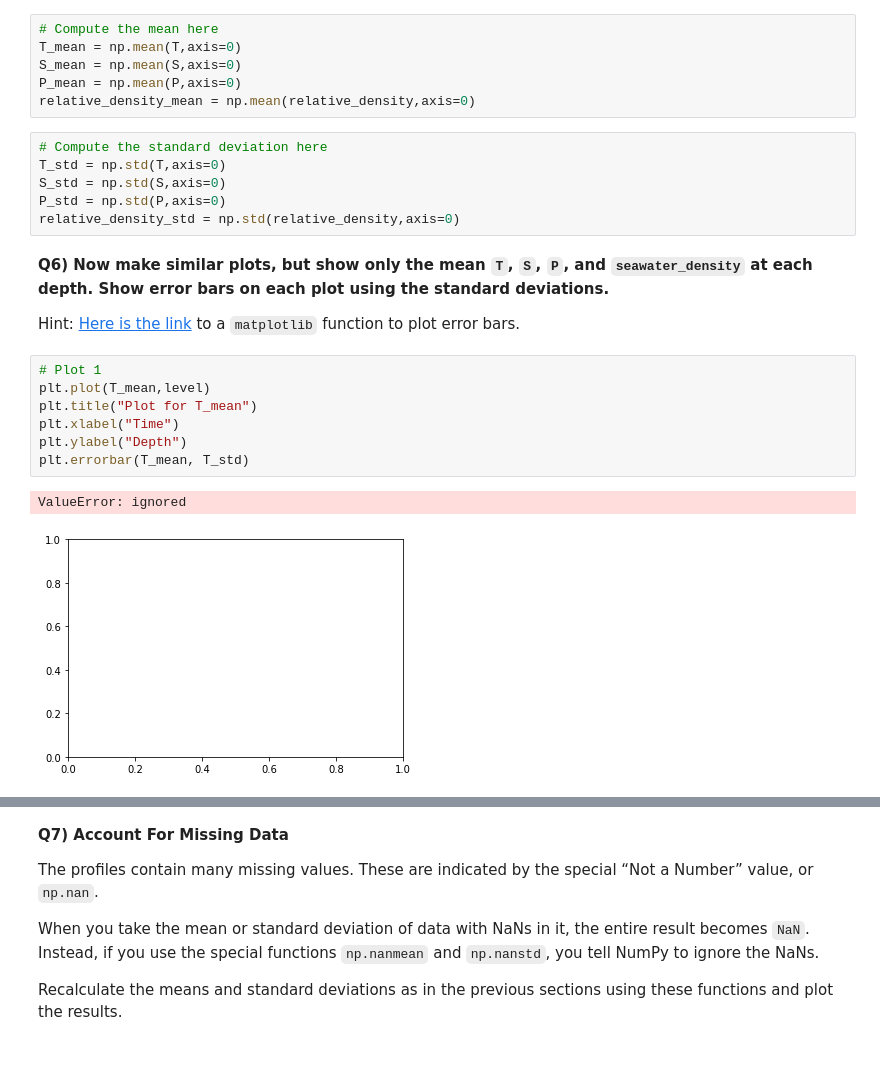
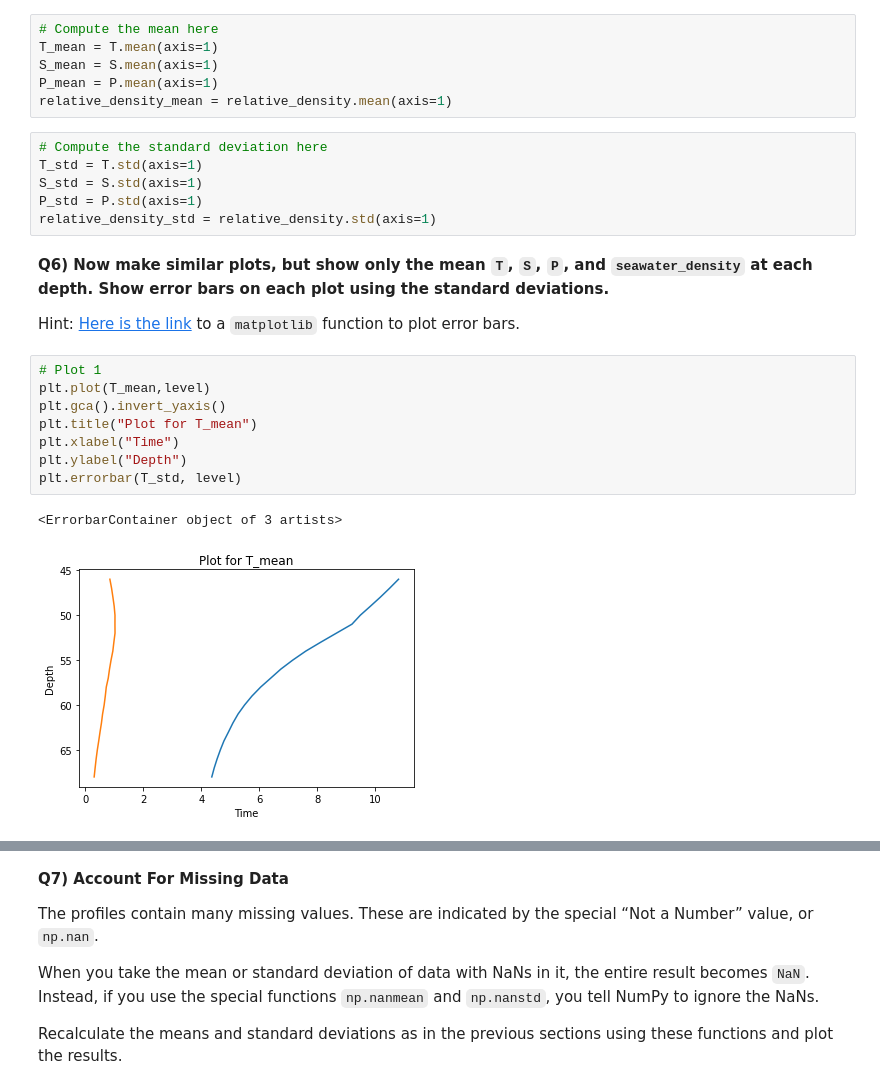
Before and after one commit to AlePol27/2022_ML_Earth_Env_Sci, a Jupyter notebook: Lab_Notebooks/S1_2_Numpy.ipynb, the cells around one changed output, grey strips where cells are left out. Drawn from its saved outputs; the diff is of its cells as text; blank space fills up the shorter version.

```diff
--- a/Lab_Notebooks/S1_2_Numpy.ipynb
+++ b/Lab_Notebooks/S1_2_Numpy.ipynb
@@ -632,16 +636,16 @@ Text(0, 0.5, 'Depth')
 Hint: Check out the [Reduction Operations subsection](#Reduction_Operations).
 # %%
 # Compute the mean here
-T_mean = np.mean(T,axis=0)
-S_mean = np.mean(S,axis=0)
-P_mean = np.mean(P,axis=0)
-relative_density_mean = np.mean(relative_density,axis=0)
+T_mean = T.mean(axis=1)
+S_mean = S.mean(axis=1)
+P_mean = P.mean(axis=1)
+relative_density_mean = relative_density.mean(axis=1)
 # %%
 # Compute the standard deviation here
-T_std = np.std(T,axis=0)
-S_std = np.std(S,axis=0)
-P_std = np.std(P,axis=0)
-relative_density_std = np.std(relative_density,axis=0)
+T_std = T.std(axis=1)
+S_std = S.std(axis=1)
+P_std = P.std(axis=1)
+relative_density_std = relative_density.std(axis=1)
 # %% [markdown]
 **Q6) Now make similar plots, but show only the mean `T`, `S`, `P`, and `seawater_density` at each depth. Show error bars on each plot using the standard deviations.**
 
@@ -649,12 +653,13 @@ Hint: [Here is the link](https://matplotlib.org/3.1.1/api/_as_gen/matplotlib.pyp
 # %%
 # Plot 1
 plt.plot(T_mean,level)
+plt.gca().invert_yaxis()
 plt.title("Plot for T_mean")
 plt.xlabel("Time")
 plt.ylabel("Depth")
-plt.errorbar(T_mean, T_std)
+plt.errorbar(T_std, level)
 # %% [output]
-ValueError: ignored
+<ErrorbarContainer object of 3 artists>
-[figure, old version]
+[figure, new version]
 # %%
 # Plot 2
```
Also changed, not shown: parts of 10 cells of this notebook.
